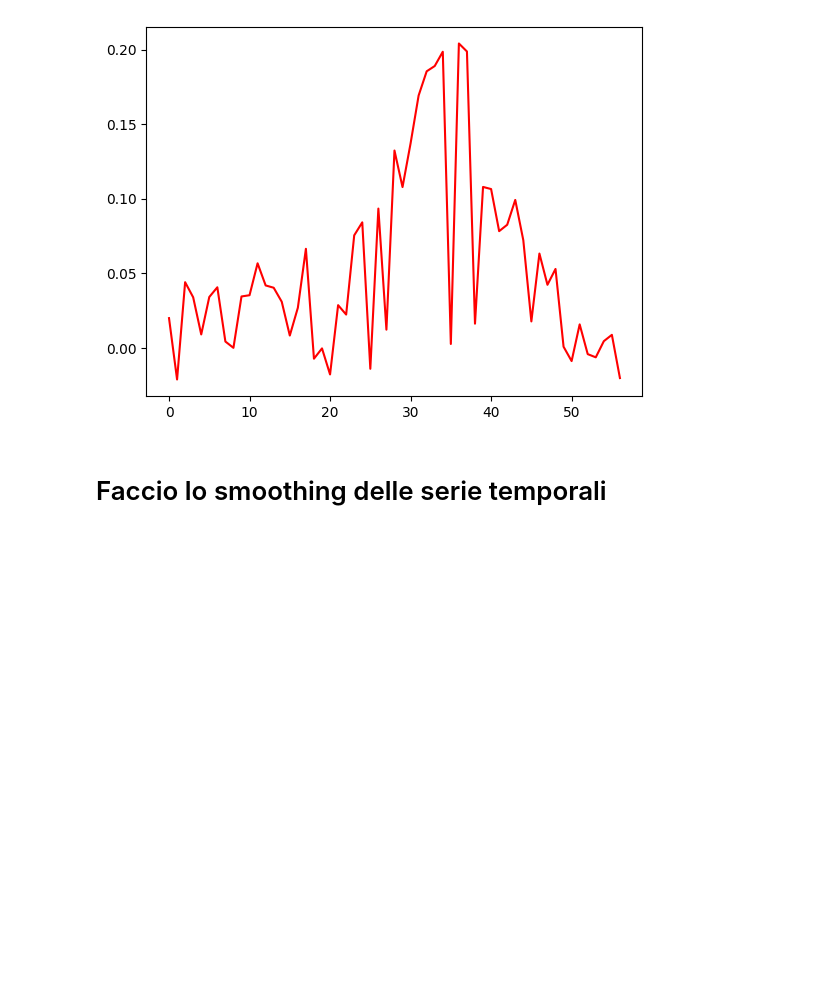
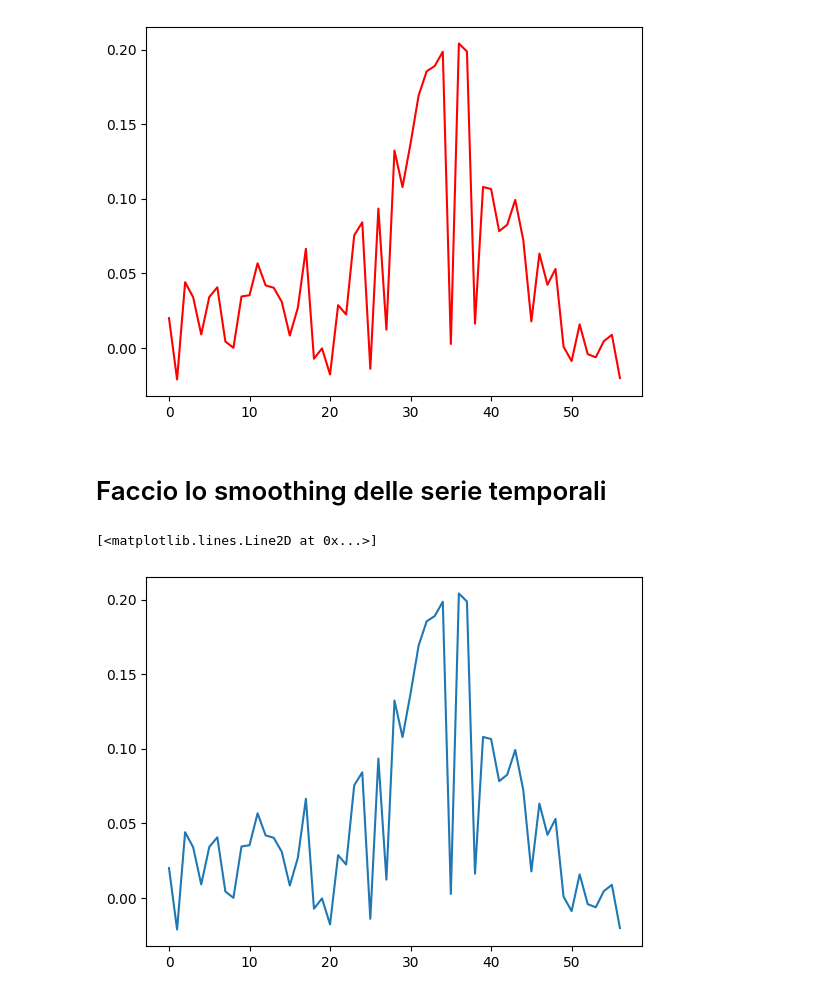
Before and after one commit to Simone-Scalella/BigDataProject, a Jupyter notebook: campi_4_6.ipynb, the cells around one changed output. Cells and saved outputs as stored; diff of their text form; code cells hidden in the pictures; blank space fills up the shorter version.

```diff
--- a/campi_4_6.ipynb
+++ b/campi_4_6.ipynb
@@ -23,17 +26,17 @@ print(campo6.shape)
 Allpixelndvi4 = (campo4[:,7,:,:]-campo4[:,5,:,:])/(campo4[:,7,:,:]+campo4[:,5,:,:])
 Allpixelndvi6 = (campo6[:,7,:,:]-campo6[:,5,:,:])/(campo6[:,7,:,:]+campo6[:,5,:,:])
 # %%
-validePixelNDVI4 = []
+validePixelNDVI4 = np.zeros([57,43,74])
 #validePixelNDRE = []
 for a in range(Allpixelndvi4.shape[1]):
     for b in range(Allpixelndvi4.shape[2]):
         if(not np.isnan(np.sum(Allpixelndvi4[:,a,b]))):
-            validePixelNDVI4.append(Allpixelndvi4[:,a,b])
+            validePixelNDVI4[:,a,b] = Allpixelndvi4[:,a,b]
 # %%
-validePixelNDVI6 = []
+validePixelNDVI6 = np.zeros([57,52,84])
 #validePixelNDRE = []
 for a in range(Allpixelndvi6.shape[1]):
     for b in range(Allpixelndvi6.shape[2]):
         if(not np.isnan(np.sum(Allpixelndvi6[:,a,b]))):
-            validePixelNDVI6.append(Allpixelndvi6[:,a,b])
+            validePixelNDVI6[:,a,b] = Allpixelndvi6[:,a,b]
 # %%
@@ -66,4 +53,15 @@ plt.plot(Allpixelndvi6[:,30,30], color="red")
 [figure]
 # %% [markdown]
 # Faccio lo smoothing delle serie temporali
+# %%
+imageSmooth_6 = np.zeros([57, 52, 84])
+
+for x in range(validePixelNDVI6.shape[1]):
+    for y in range(validePixelNDVI6.shape[2]):
+        imageSmooth_6[:,x,y] = smoother.smooth(validePixelNDVI6[:,x,y]).smooth_data[0]
+
+plt.plot(imageSmooth_6[:,30,30])
+# %% [output]
+[<matplotlib.lines.Line2D at 0x...>]
+[figure, added]
 # %%
```
Also changed, not shown: parts of 5 cells of this notebook, 1 other file.
